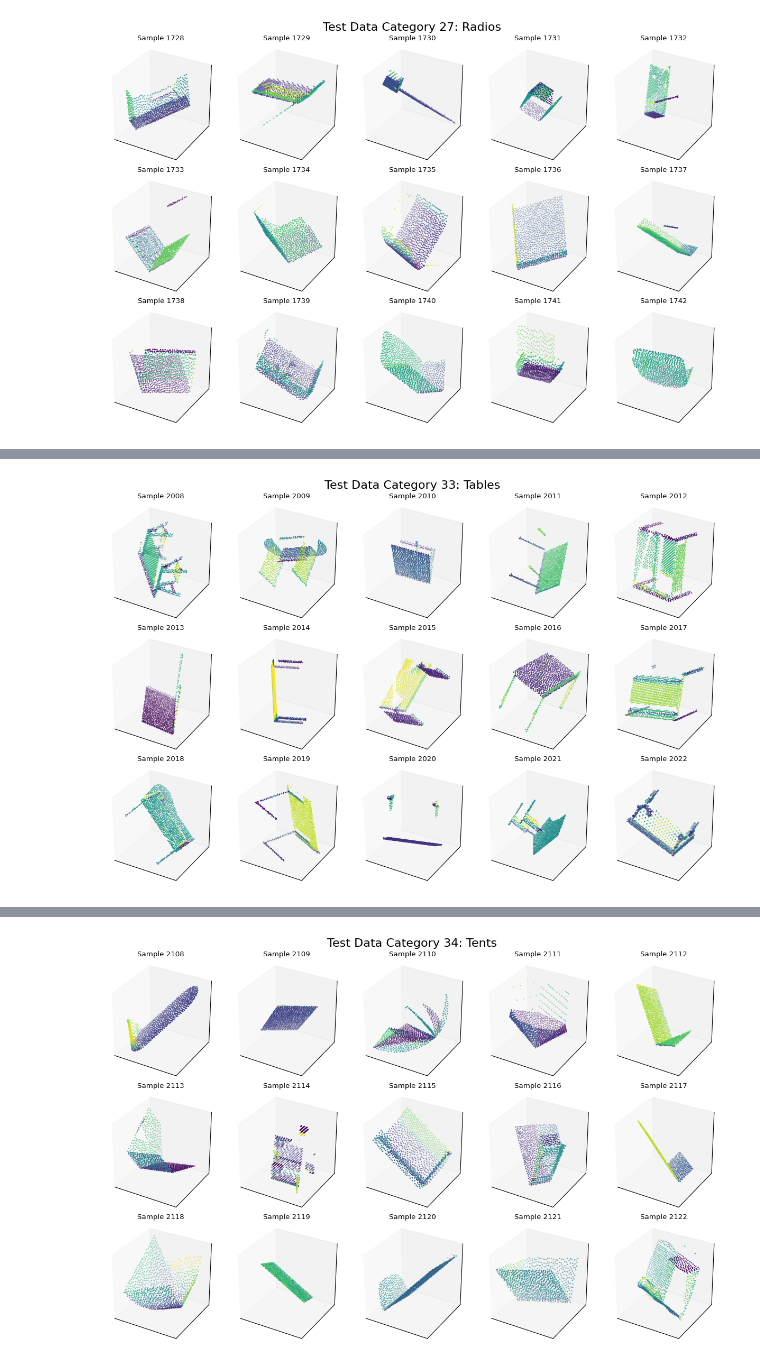
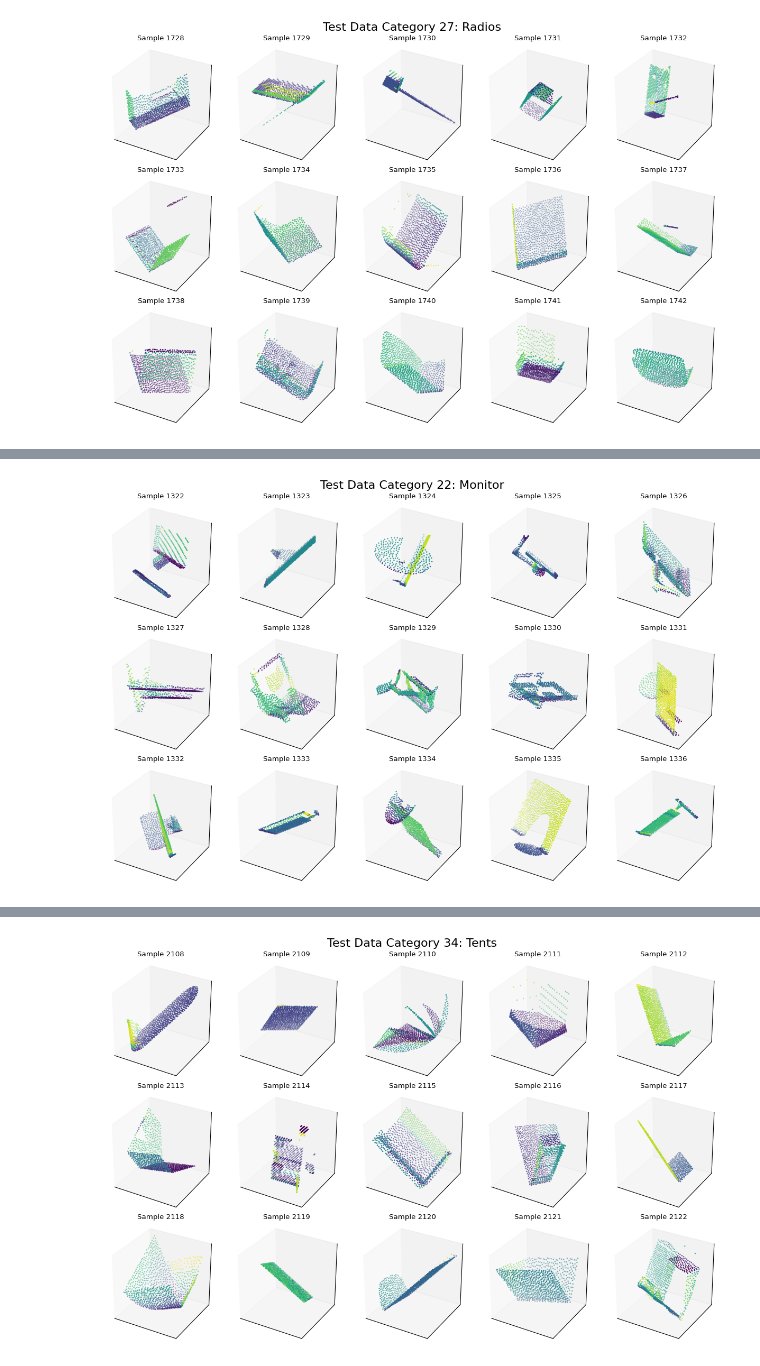
Before and after one commit to DavidClaszen/pointcloud-bench, a Jupyter notebook: notebooks/PCT-Analysis.ipynb, the cells around one changed output, grey strips where cells are left out. Cells and saved outputs as stored; diff of their text form; code cells hidden in the pictures.

```diff
--- a/notebooks/PCT-Analysis.ipynb
+++ b/notebooks/PCT-Analysis.ipynb
@@ -21,18 +21,11 @@ from visuals import visualize_samples
 
 Just a quick visual to show the different datasets.
 # %%
-# Load all PAPNet and PCT data
-pap_partial = np.load(os.path.join('..', 'datasets', 'partialmodelnet40', 'train_points.npy'))
-pap_full = np.load(os.path.join('..', 'datasets', 'fullmodelnet40', 'train_points.npy'))
-pap_partial_10 = np.load(os.path.join('..', 'datasets', 'pm40_partiality_level', 'train_points_10.npy'))
-pap_partial_30 = np.load(os.path.join('..', 'datasets', 'pm40_partiality_level', 'train_points_30.npy'))
-pap_partial_40 = np.load(os.path.join('..', 'datasets', 'pm40_partiality_level', 'train_points_40.npy'))
-
-# Loads PCT style data, only the airplane folder
-folder = Path(os.path.join('..', 'datasets', 'modelnet40_normal_resampled', 'airplane'))
-files = sorted(folder.glob('*.txt'))
-arrays = []
-for f in files:
-    arr = np.loadtxt(f, delimiter=',')
-    arrays.append(arr)
-pct_airplanes = np.stack(arrays, axis=0)
+# Load all PAPNet data, requires unzipped version
+DATA_FOLDER = os.path.join('..', 'datasets')
+pap_partial = np.load(os.path.join(DATA_FOLDER, 'partialmodelnet40', 'train_points.npy'))
+pap_full = np.load(os.path.join(DATA_FOLDER, 'fullmodelnet40', 'train_points.npy'))
+pap_partial_10 = np.load(os.path.join(DATA_FOLDER, 'pm40_partiality_level', 'train_points_10.npy'))
+pap_partial_20 = np.load(os.path.join(DATA_FOLDER, 'pm40_partiality_level', 'train_points_20.npy'))
+pap_partial_30 = np.load(os.path.join(DATA_FOLDER, 'pm40_partiality_level', 'train_points_30.npy'))
+pap_partial_40 = np.load(os.path.join(DATA_FOLDER, 'pm40_partiality_level', 'train_points_40.npy'))
@@ -191,9 +139,10 @@ test_df[test_df['y_true'].isin([33, 34])]
-# %%
-visualize_samples(
-    data=pap_test,
-    indices=range(2008, 2008 + 15),
-    title='Test Data Category 33: Tables',
-    plot_dims=(3, 5)
-)
-# %% [output]
-[figure, removed]
+# %%
+# Symmetry: None
+visualize_samples(
+    data=pap_test,
+    indices=range(1322, 1322 + 15),
+    title='Test Data Category 22: Monitor',
+    plot_dims=(3, 5)
+)
+# %% [output]
+[figure, added]
```
Also changed, not shown: parts of 18 cells of this notebook, 1 other file.
